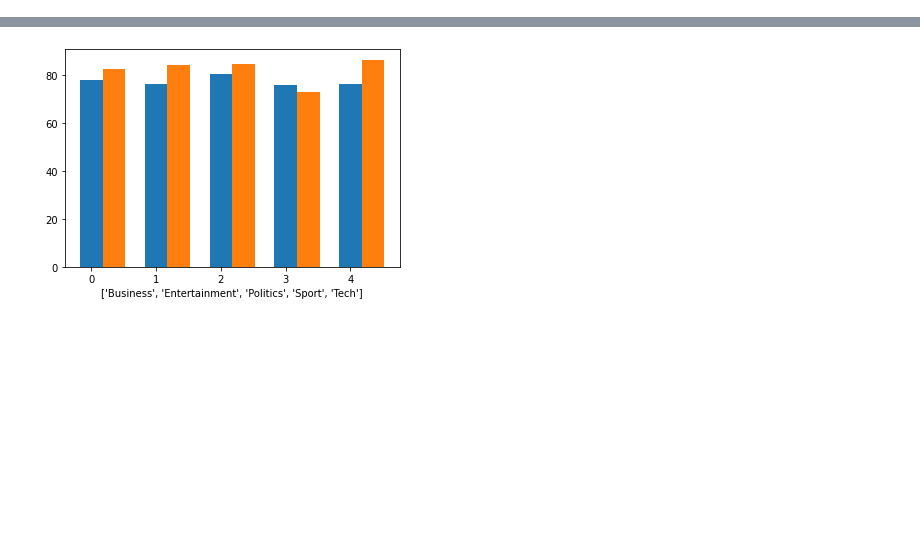
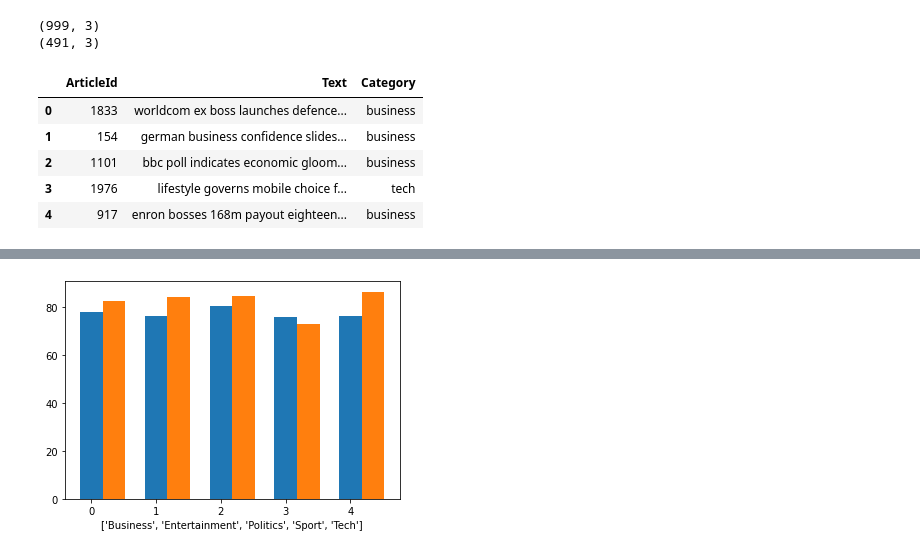
Before and after one commit to VishnuVVR-369/Major-Project, a Jupyter notebook: proposed.ipynb, the cells around one changed output, grey strips where cells are left out. Cells and saved outputs as stored; diff of their text form; code cells hidden in the pictures; blank space fills up the shorter version.

```diff
--- a/proposed.ipynb
+++ b/proposed.ipynb
@@ -90,0 +10,55 @@ import pandas as pd
+# %%
+train_data = pd.read_csv(MINI_TRAIN_PATH)
+test_data = pd.read_csv(MINI_TEST_PATH)
+
+train_data.dropna(inplace=True)
+train_data.reset_index(drop=True, inplace=True)
+
+test_data.dropna(inplace=True)
+test_data.reset_index(drop=True, inplace=True)
+
+print(train_data.shape)
+print(test_data.shape)
+# %% [output]
+(999, 3)
+(491, 3)
+# %%
+import nltk
+# from nltk.downloader import download, download_shell
+# nltk.download('stopwords')
+from nltk.corpus import stopwords
+import warnings
+warnings.filterwarnings("ignore")
+import re
+
+# Loading stopwords from nltk library
+stop_words = set(stopwords.words('english'))
+# Function for text preprocessing
+def txt_preprocessing(total_text, index, column, df):
+    if type(total_text) is not int:
+        string = ""
+        # Replace every special character with space
+        total_text = re.sub('[^a-zA-Z0-9\n]', ' ', total_text)
+        # Remove multiple spaces
+        total_text = re.sub('\s+',' ', total_text)
+        # Converting to lowercase
+        total_text = total_text.lower()
+
+        for word in total_text.split():
+        # If word is not a stopword then retain that word from the data
+            if not word in stop_words:
+                string += word + " "
+        df[column][index] = string
+# %%
+for index, row in train_data.iterrows():
+    if type(row['Text']) is str:
+        txt_preprocessing(row['Text'], index, 'Text', train_data)
+
+train_data.head()
+# %% [output]
+|  | ArticleId | Text | Category |
+| 0 | 1833 | worldcom ex boss launches defence... | business |
+| 1 | 154 | german business confidence slides... | business |
+| 2 | 1101 | bbc poll indicates economic gloom... | business |
+| 3 | 1976 | lifestyle governs mobile choice f... | tech |
+| 4 | 917 | enron bosses 168m payout eighteen... | business |
```
Also changed, not shown: parts of 17 cells of this notebook, 10 other files.
